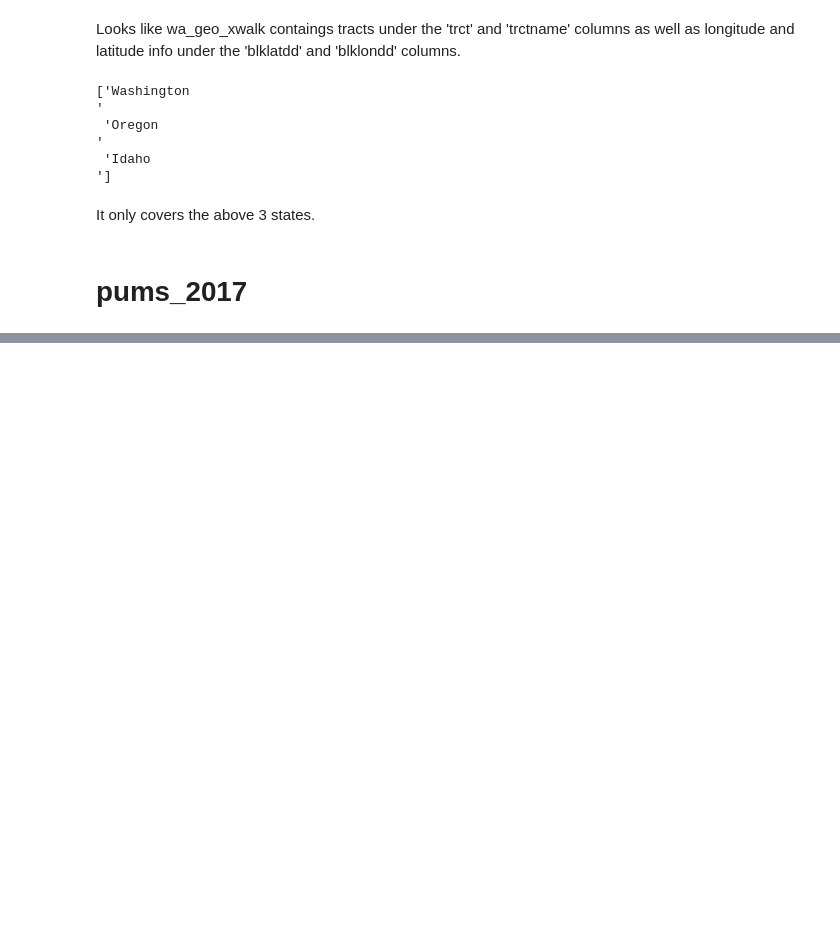
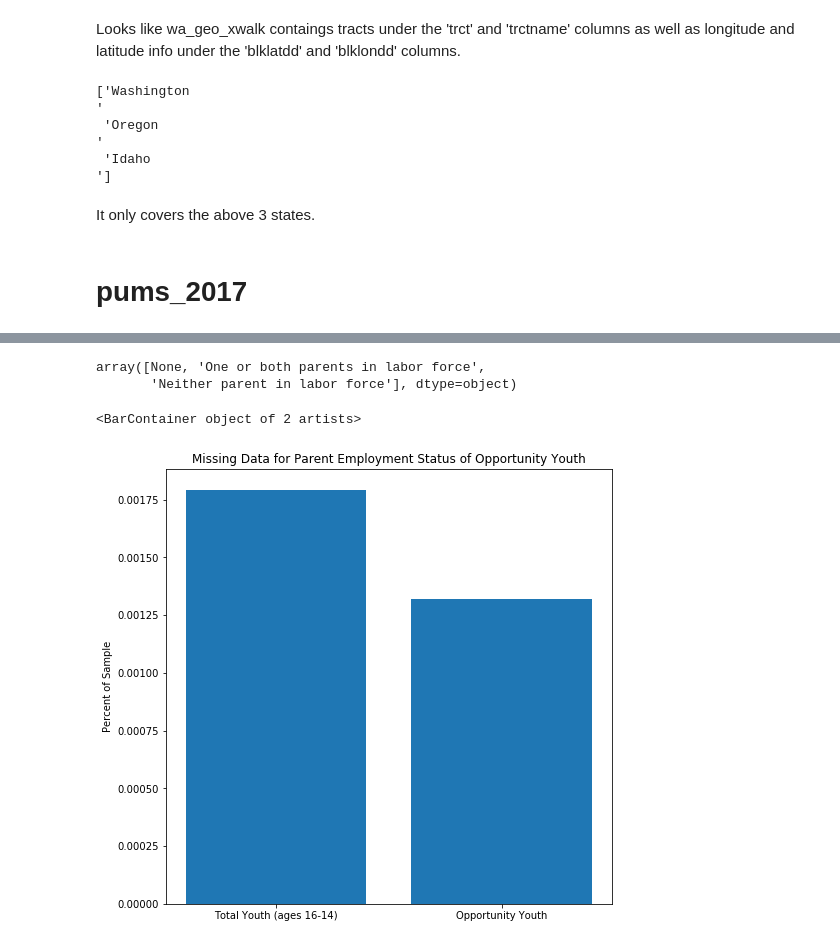
Before and after one commit to mesterhammerfic/mod-1-project-chicago-seattle-ds-051120, a Jupyter notebook: notebooks/exploratory/02_mef_database_descriptions.ipynb, the cells around one changed output, grey strips where cells are left out. Saved outputs shown, nothing was run; the diff lists cells and outputs as text; code cells hidden in the pictures; blank space fills up the shorter version.

```diff
--- a/notebooks/exploratory/02_mef_database_descriptions.ipynb
+++ b/notebooks/exploratory/02_mef_database_descriptions.ipynb
@@ -140,0 +289,20 @@ It only covers the above 3 states.
+# %%
+skc_youth_2018.parent_employment.unique()
+# %% [output]
+array([None, 'One or both parents in labor force',
+       'Neither parent in labor force'], dtype=object)
+# %%
+comparison_dict = compare_oy_with_total_youth(('parent_employment', 'Neither parent in labor force'),skc_youth_2017)
+
+col_names = list(comparison_dict.keys())
+height_values = list(comparison_dict.values())
+
+fig, ax = plt.subplots(1,1, figsize=(8,8))
+
+ax.set_title('Missing Data for Parent Employment Status of Opportunity Youth')
+ax.set_ylabel('Percent of Sample')
+
+ax.bar(x=col_names, height=height_values)
+# %% [output]
+<BarContainer object of 2 artists>
+[figure, added]
```
Also changed, not shown: parts of 11 cells of this notebook.
